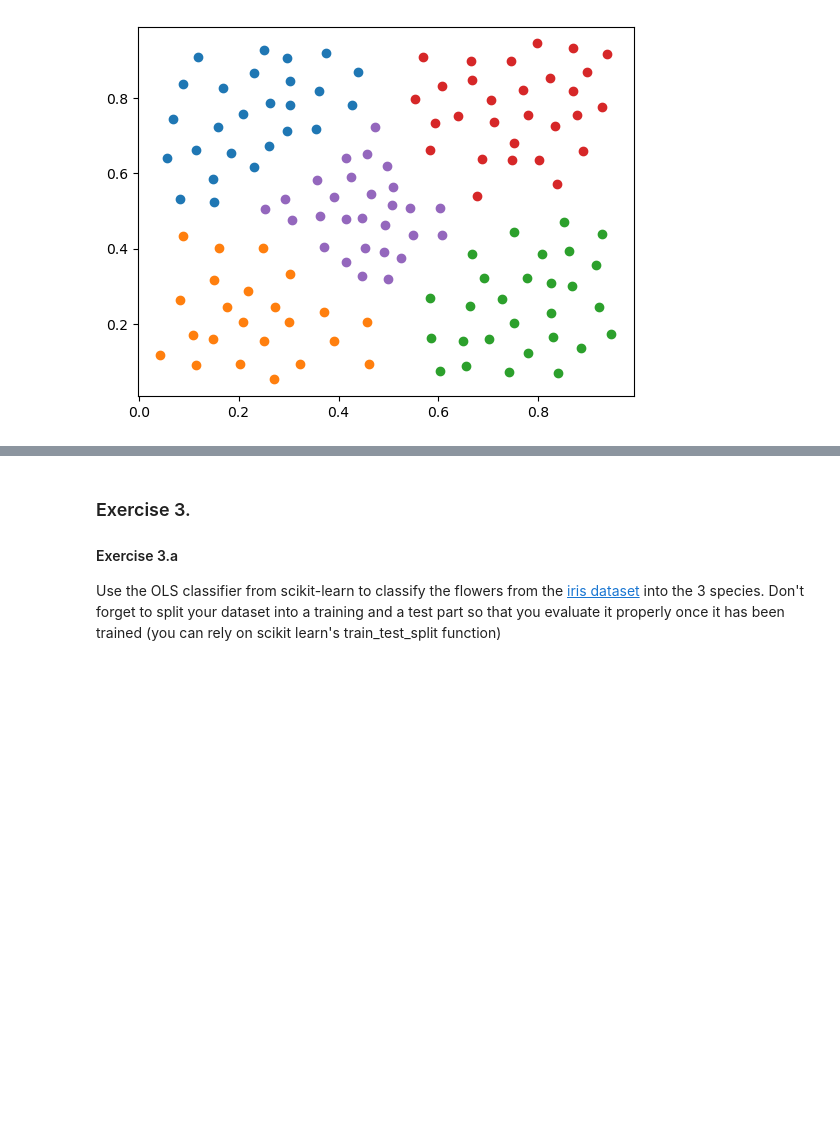
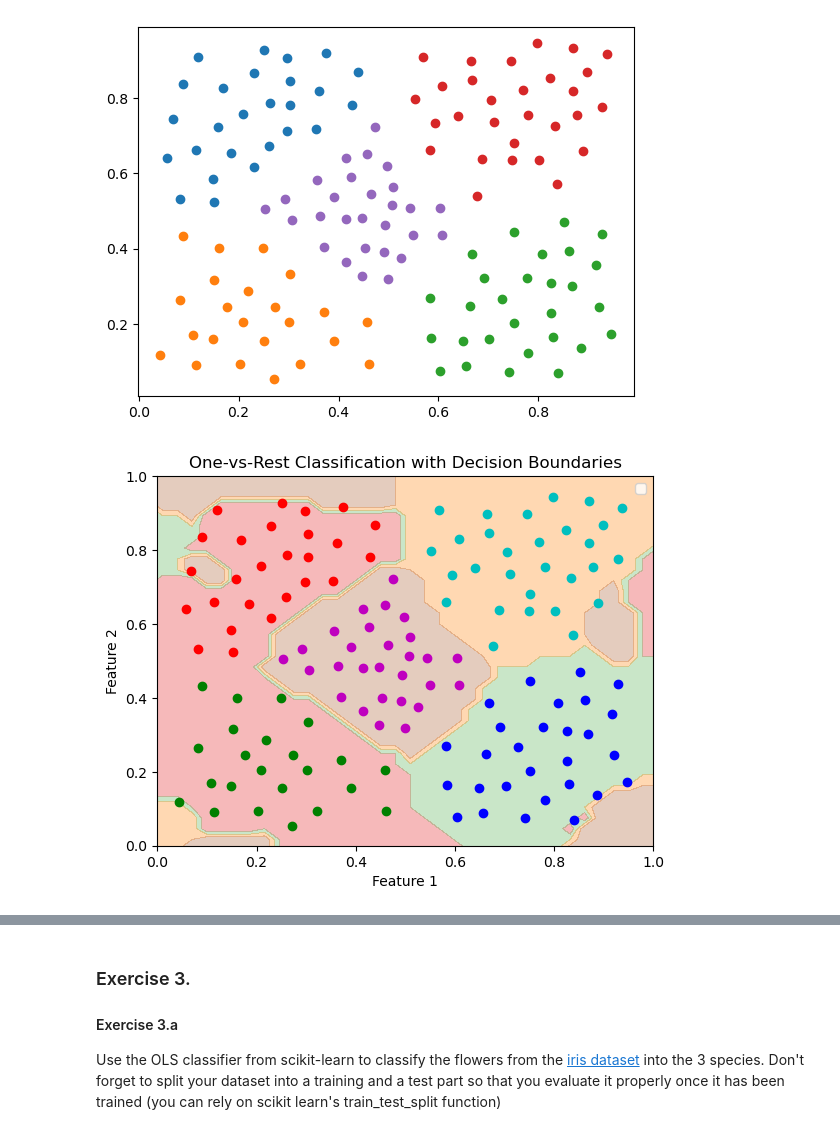
Before and after one commit to Youssef-balh/MachineLearningCalais2024, a Jupyter notebook: Recitation02/recitation01.ipynb, the cells around one changed output, grey strips where cells are left out. Cells and saved outputs as stored; diff of their text form; code cells hidden in the pictures; blank space fills up the shorter version.

```diff
--- a/Recitation02/recitation01.ipynb
+++ b/Recitation02/recitation01.ipynb
@@ -195,0 +221,40 @@ plt.show()
+# %%
+#train the model for each one vs the others
+models = {i: one_vs_rest(i, data_classes,degree=10) for i in range(1, 6)}
+
+# Generate a grid to evaluate the models
+x_min, x_max = data[:, 0].min() - 1, data[:, 0].max() + 1
+y_min, y_max = data[:, 1].min() - 1, data[:, 1].max() + 1
+xx, yy = np.meshgrid(np.linspace(x_min, x_max, 100), np.linspace(y_min, y_max, 100))
+
+# Predict the class for each point in the grid
+Z = np.zeros(xx.shape)
+for i in range(xx.shape[0]):
+    for j in range(xx.shape[1]):
+        point = np.array([[xx[i, j], yy[i, j]]])
+        scores = [models[class_num].predict(point) for class_num in models]
+        Z[i, j] = np.argmax(scores) + 1  # Choose the class with the highest score
+
+# Plot the decision boundary
+
+plt.contourf(xx, yy, Z, alpha=0.3, levels=np.arange(1, 7), cmap=plt.cm.get_cmap('Set1'))
+
+
+# Scatter plot of the actual data points
+colors = ['r', 'g', 'b', 'c', 'm']  # Colors for each class
+for class_num in range(1, 6):
+    class_data = data_classes[class_num - 1]
+    plt.scatter(class_data[:, 0], class_data[:, 1], color=colors[class_num - 1])
+
+# Add labels and legend
+plt.xlabel('Feature 1')
+plt.ylabel('Feature 2')
+plt.legend()
+plt.xlim(0,1)
+plt.ylim(0,1)
+
+
+plt.title('One-vs-Rest Classification with Decision Boundaries')
+plt.show()
+# %% [output]
+[figure, added]
```
Also changed, not shown: parts of 3 cells of this notebook.
